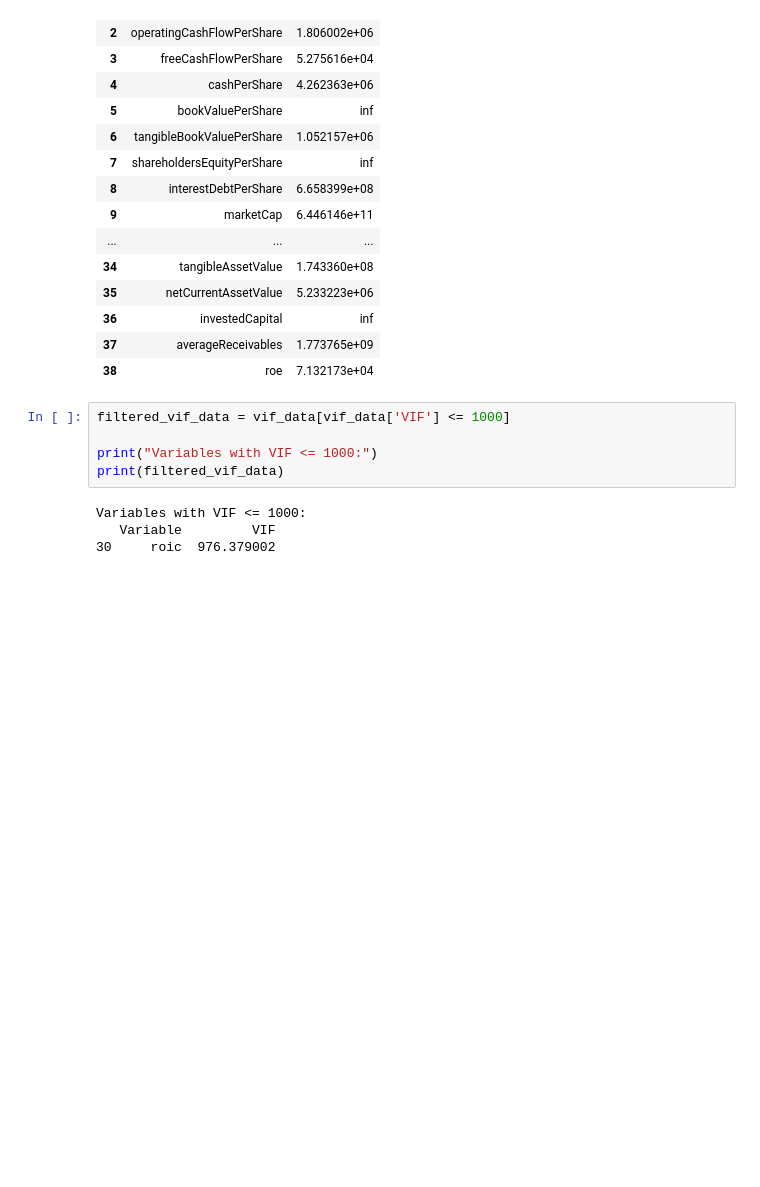
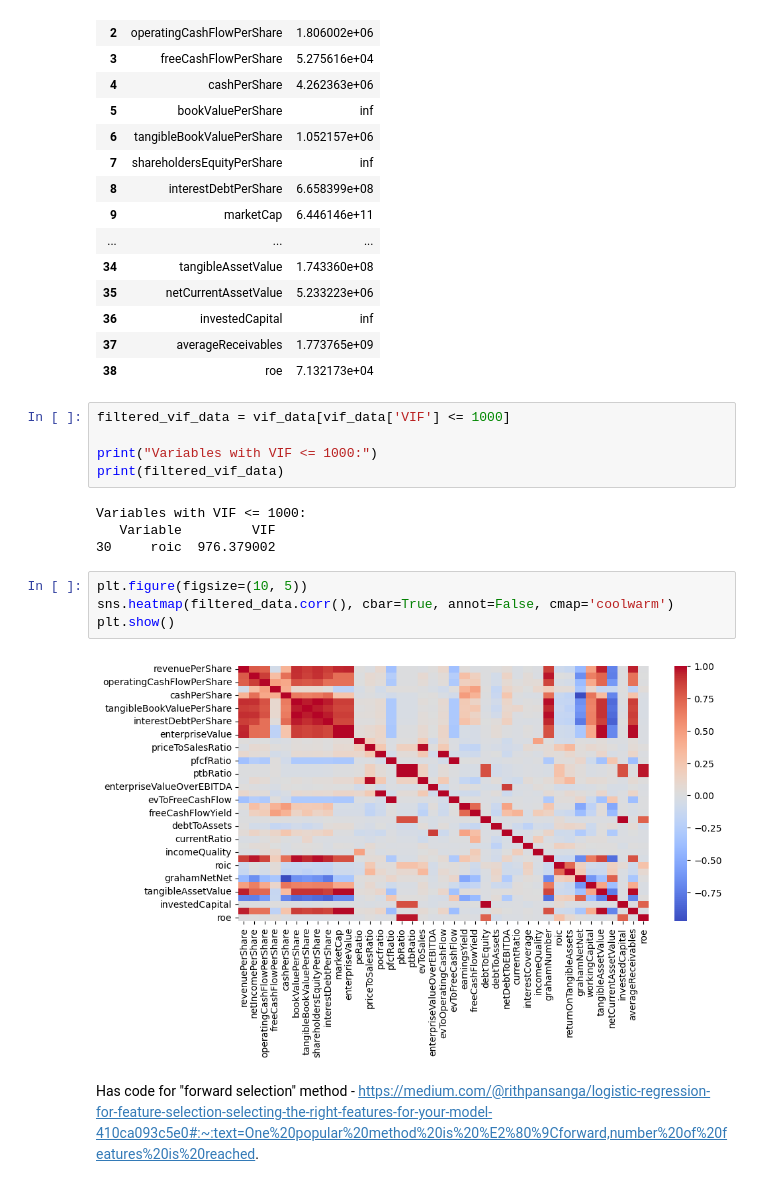
Before and after one commit to nikanhg/Language-of-business, a Jupyter notebook: features.ipynb, the cells around one changed output. Drawn from its saved outputs; the diff is of its cells as text; blank space fills up the shorter version.

Commit message:
heatmap+feature eng link

```diff
--- a/features.ipynb
+++ b/features.ipynb
@@ -151,3 +153,11 @@ print(filtered_vif_data)
 Variables with VIF <= 1000:
    Variable         VIF
 30     roic  976.379002
+# %%
+plt.figure(figsize=(10, 5))
+sns.heatmap(filtered_data.corr(), cbar=True, annot=False, cmap='coolwarm')
+plt.show()
+# %% [output]
+[figure, added]
+# %% [markdown]
+Has code for "forward selection" method - https://medium.com/@rithpansanga/logistic-regression-for-feature-selection-selecting-the-right-features-for-your-model-410ca093c5e0#:~:text=One%20popular%20method%20is%20%E2%80%9Cforward,number%20of%20features%20is%20reached.
```
Also changed, not shown: parts of 1 cell of this notebook.
